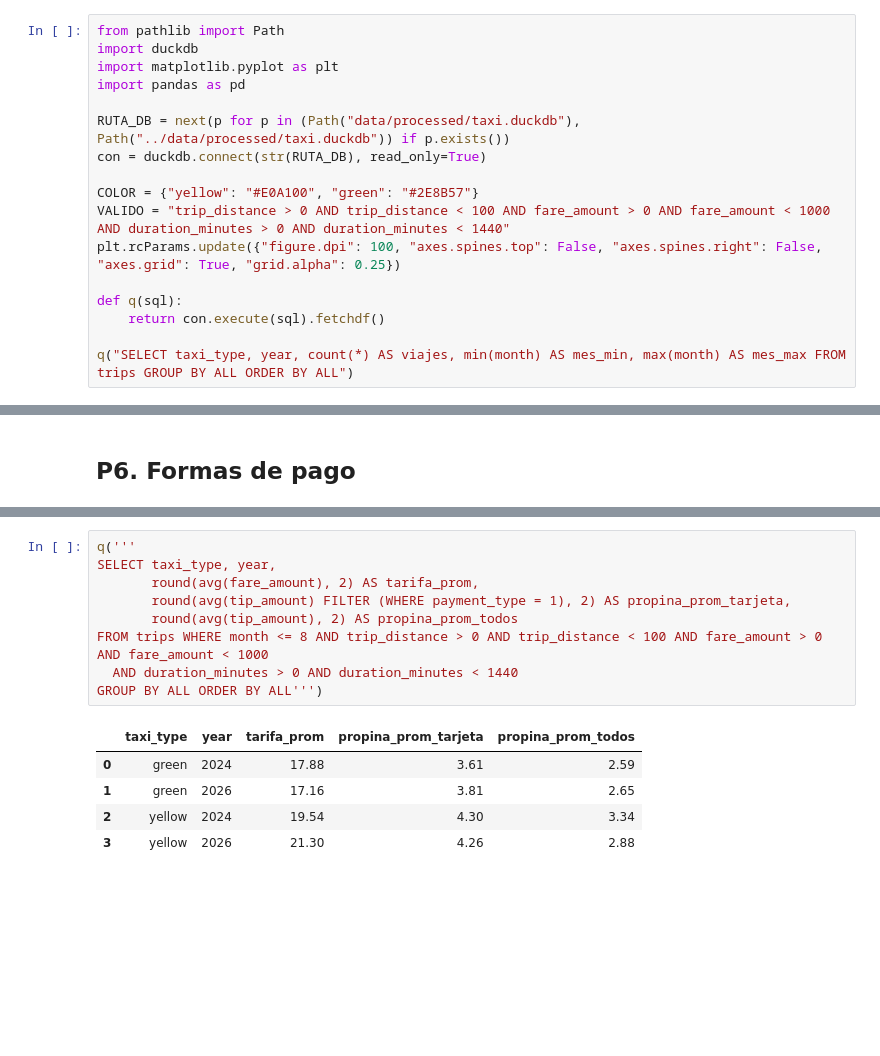
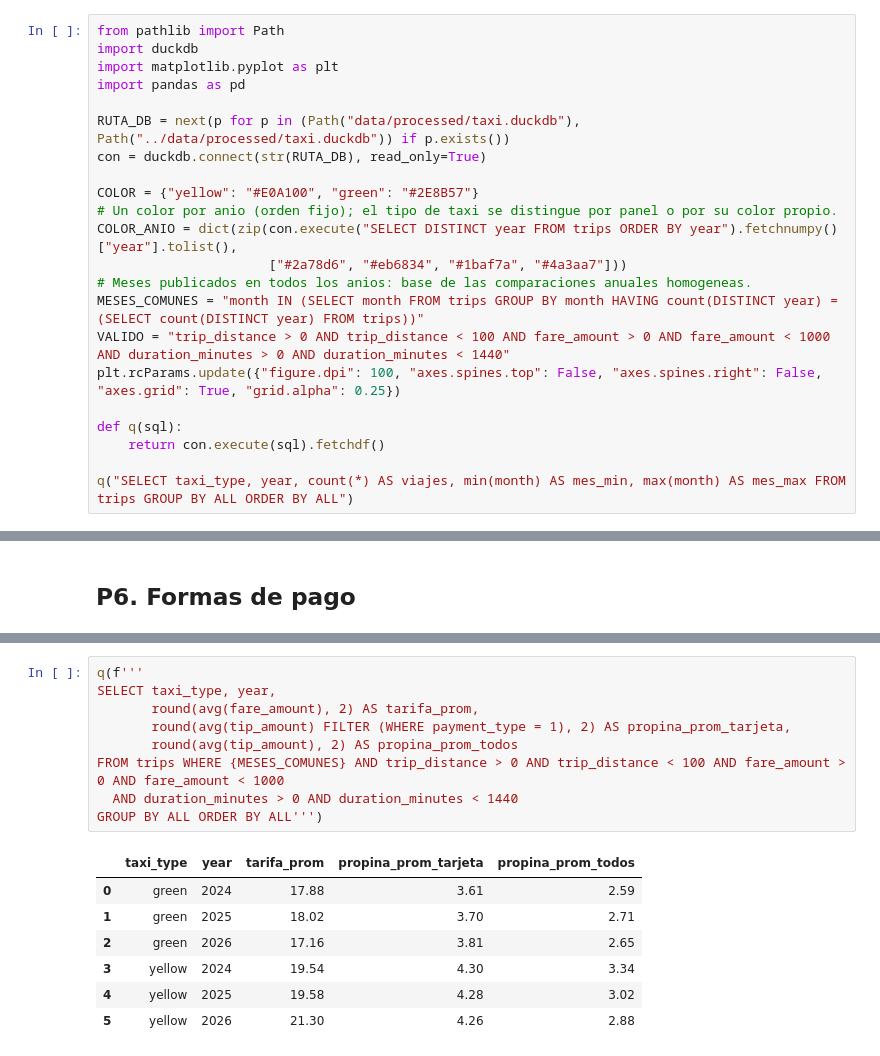
Before and after one commit to JosFer720/Laboratorio-8-DuckDB, a Jupyter notebook: notebooks/analysis.ipynb, the cells around one changed output, grey strips where cells are left out. Saved outputs shown, nothing was run; the diff lists cells and outputs as text; blank space fills up the shorter version.

```diff
--- a/notebooks/analysis.ipynb
+++ b/notebooks/analysis.ipynb
@@ -29,6 +36,11 @@ RUTA_DB = next(p for p in (Path("data/processed/taxi.duckdb"), Path("../data/pro
 con = duckdb.connect(str(RUTA_DB), read_only=True)
 
 COLOR = {"yellow": "#E0A100", "green": "#2E8B57"}
+# Un color por anio (orden fijo); el tipo de taxi se distingue por panel o por su color propio.
+COLOR_ANIO = dict(zip(con.execute("SELECT DISTINCT year FROM trips ORDER BY year").fetchnumpy()["year"].tolist(),
+                      ["#2a78d6", "#eb6834", "#1baf7a", "#4a3aa7"]))
+# Meses publicados en todos los anios: base de las comparaciones anuales homogeneas.
+MESES_COMUNES = "month IN (SELECT month FROM trips GROUP BY month HAVING count(DISTINCT year) = (SELECT count(DISTINCT year) FROM trips))"
 VALIDO = "trip_distance > 0 AND trip_distance < 100 AND fare_amount > 0 AND fare_amount < 1000 AND duration_minutes > 0 AND duration_minutes < 1440"
 plt.rcParams.update({"figure.dpi": 100, "axes.spines.top": False, "axes.spines.right": False, "axes.grid": True, "grid.alpha": 0.25})
 
@@ -168,17 +216,19 @@ tabla.round(2)
 |  | 2026 | 63.77 | 9.12 | 25.98 | 0.00 | 0.33 | 0.81 | 0.0 |
 # %%
-q('''
+q(f'''
 SELECT taxi_type, year,
        round(avg(fare_amount), 2) AS tarifa_prom,
        round(avg(tip_amount) FILTER (WHERE payment_type = 1), 2) AS propina_prom_tarjeta,
        round(avg(tip_amount), 2) AS propina_prom_todos
-FROM trips WHERE month <= 8 AND trip_distance > 0 AND trip_distance < 100 AND fare_amount > 0 AND fare_amount < 1000
+FROM trips WHERE {MESES_COMUNES} AND trip_distance > 0 AND trip_distance < 100 AND fare_amount > 0 AND fare_amount < 1000
   AND duration_minutes > 0 AND duration_minutes < 1440
 GROUP BY ALL ORDER BY ALL''')
 # %% [output]
 |  | taxi_type | year | tarifa_prom | propina_prom_tarjeta | propina_prom_todos |
 | 0 | green | 2024 | 17.88 | 3.61 | 2.59 |
-| 1 | green | 2026 | 17.16 | 3.81 | 2.65 |
-| 2 | yellow | 2024 | 19.54 | 4.30 | 3.34 |
-| 3 | yellow | 2026 | 21.30 | 4.26 | 2.88 |
+| 1 | green | 2025 | 18.02 | 3.70 | 2.71 |
+| 2 | green | 2026 | 17.16 | 3.81 | 2.65 |
+| 3 | yellow | 2024 | 19.54 | 4.30 | 3.34 |
+| 4 | yellow | 2025 | 19.58 | 4.28 | 3.02 |
+| 5 | yellow | 2026 | 21.30 | 4.26 | 2.88 |
 # %% [markdown]
```
Also changed, not shown: parts of 17 cells of this notebook, 2 other files.
